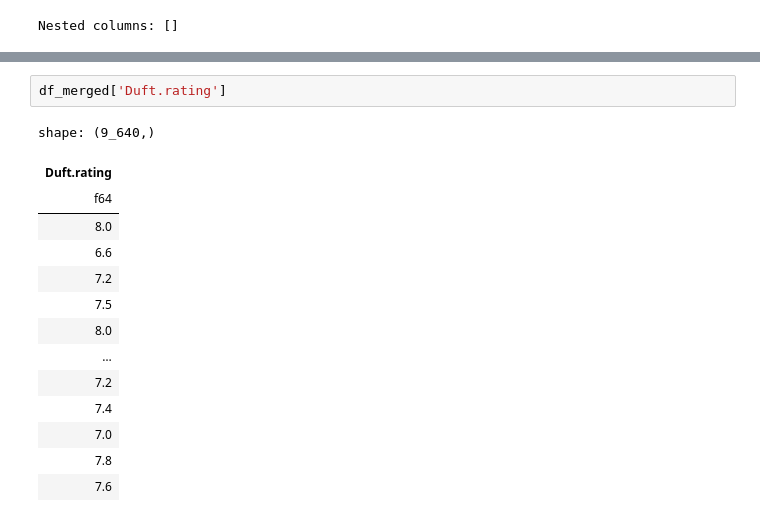
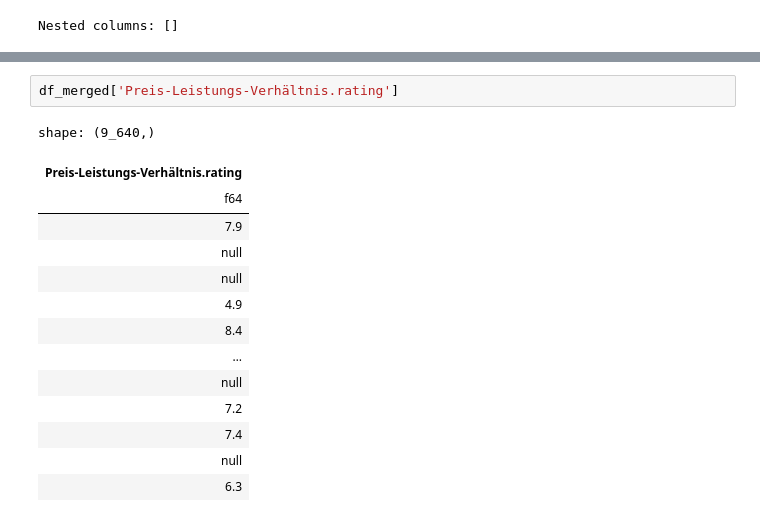
Before and after one commit to hamza1av/Parfumo, a Jupyter notebook: nb_prices.ipynb, the cells around one changed output, grey strips where cells are left out. Cells and saved outputs as stored; diff of their text form.

```diff
--- a/nb_prices.ipynb
+++ b/nb_prices.ipynb
@@ -362,20 +362,20 @@ shape: (9_640, 3_543)
 | 8356 | "Bentley" | "Bentley Infinite Rush White Ed… | 29.09 | null | null | null | null | null | ... |
 | 4523 | "Bohoboco" | "Olibanum Gardenia" | 18.75 | 97.79 | null | null | null | null | ... |
 # %%
-df_merged['Duft.rating']
+df_merged['Preis-Leistungs-Verhältnis.rating']
 # %% [output]
 shape: (9_640,)
-| Duft.rating |
+| Preis-Leistungs-Verhältnis.rating |
 | f64 |
-| 8.0 |
-| 6.6 |
-| 7.2 |
-| 7.5 |
-| 8.0 |
+| 7.9 |
+| null |
+| null |
+| 4.9 |
+| 8.4 |
 | … |
+| null |
 | 7.2 |
 | 7.4 |
-| 7.0 |
-| 7.8 |
-| 7.6 |
+| null |
+| 6.3 |
 # %%
```
Also changed, not shown: parts of 9 cells of this notebook, 20 other files.
